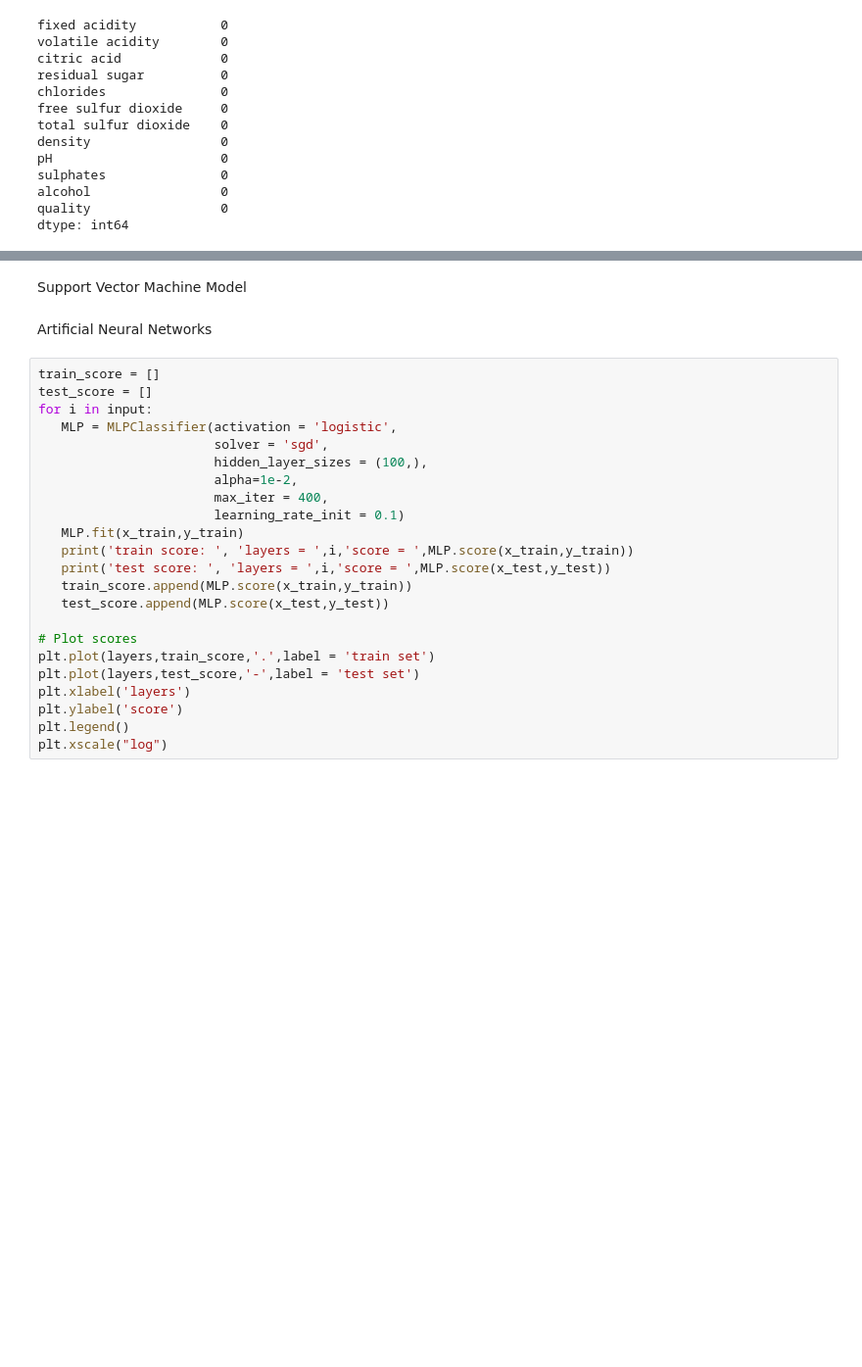
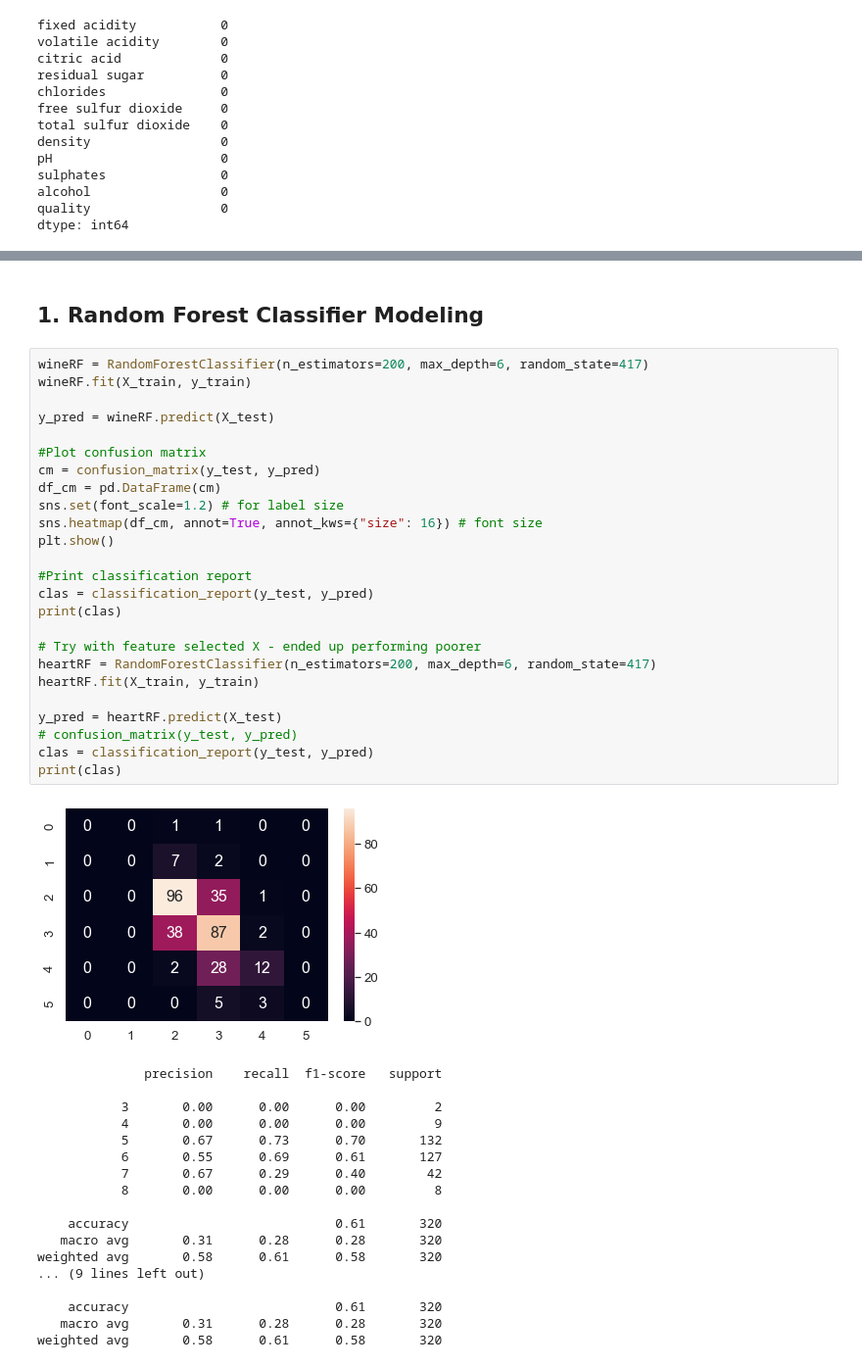
Before and after one commit to bendjko/ESE-417-Final-Project, a Jupyter notebook: FinalProject.ipynb, the cells around one changed output, grey strips where cells are left out. Shown at 98% size. Drawn from its saved outputs; the diff is of its cells as text; blank space fills up the shorter version.

```diff
--- a/FinalProject.ipynb
+++ b/FinalProject.ipynb
@@ -185,27 +185,46 @@ selX_test = scaledData.transform(selX_test)
-# %% [markdown]
-Support Vector Machine Model
-# %% [markdown]
-Artificial Neural Networks
-# %%
-train_score = []
-test_score = []
-for i in input:
-   MLP = MLPClassifier(activation = 'logistic',
-                       solver = 'sgd',
-                       hidden_layer_sizes = (100,),
-                       alpha=1e-2,
-                       max_iter = 400,
-                       learning_rate_init = 0.1)
-   MLP.fit(x_train,y_train)
-   print('train score: ', 'layers = ',i,'score = ',MLP.score(x_train,y_train))
-   print('test score: ', 'layers = ',i,'score = ',MLP.score(x_test,y_test))
-   train_score.append(MLP.score(x_train,y_train))
-   test_score.append(MLP.score(x_test,y_test))
-
-# Plot scores
-plt.plot(layers,train_score,'.',label = 'train set')
-plt.plot(layers,test_score,'-',label = 'test set')
-plt.xlabel('layers')
-plt.ylabel('score')
-plt.legend()
-plt.xscale("log")
+# %% [markdown]
+## 1. Random Forest Classifier Modeling
+# %%
+wineRF = RandomForestClassifier(n_estimators=200, max_depth=6, random_state=417)
+wineRF.fit(X_train, y_train)
+
+y_pred = wineRF.predict(X_test)
+
+#Plot confusion matrix
+cm = confusion_matrix(y_test, y_pred)
+df_cm = pd.DataFrame(cm)
+sns.set(font_scale=1.2) # for label size
+sns.heatmap(df_cm, annot=True, annot_kws={"size": 16}) # font size
+plt.show()
+
+#Print classification report
+clas = classification_report(y_test, y_pred)
+print(clas)
+
+# Try with feature selected X - ended up performing poorer
+heartRF = RandomForestClassifier(n_estimators=200, max_depth=6, random_state=417)
+heartRF.fit(X_train, y_train)
+
+y_pred = heartRF.predict(X_test)
+# confusion_matrix(y_test, y_pred)
+clas = classification_report(y_test, y_pred)
+print(clas)
+# %% [output]
+[figure, added]
+              precision    recall  f1-score   support
+
+           3       0.00      0.00      0.00         2
+           4       0.00      0.00      0.00         9
+           5       0.67      0.73      0.70       132
+           6       0.55      0.69      0.61       127
+           7       0.67      0.29      0.40        42
+           8       0.00      0.00      0.00         8
+
+    accuracy                           0.61       320
+   macro avg       0.31      0.28      0.28       320
+weighted avg       0.58      0.61      0.58       320
+... (9 lines left out)
+
+    accuracy                           0.61       320
+   macro avg       0.31      0.28      0.28       320
+weighted avg       0.58      0.61      0.58       320
```
Also changed, not shown: parts of 21 cells of this notebook.
